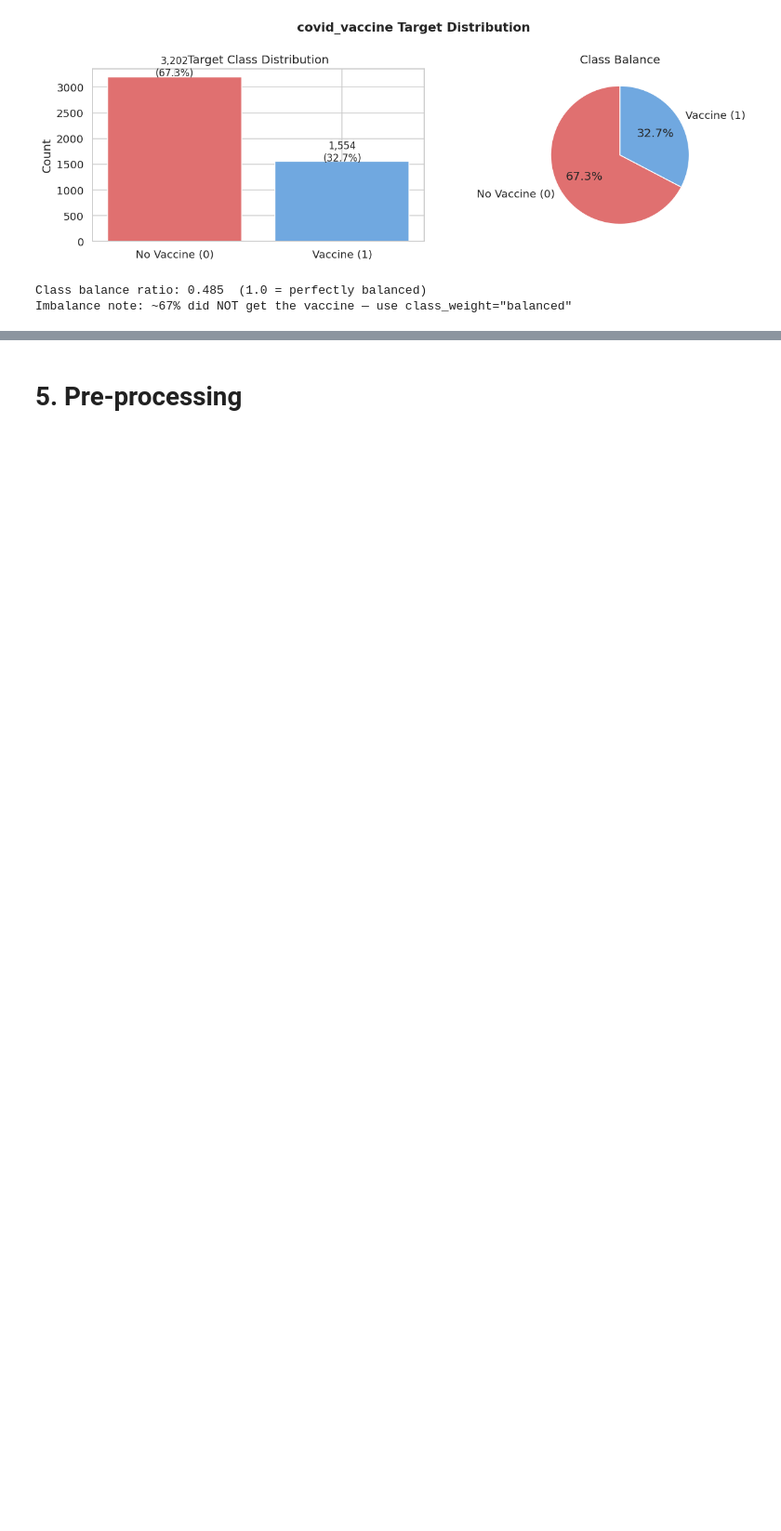
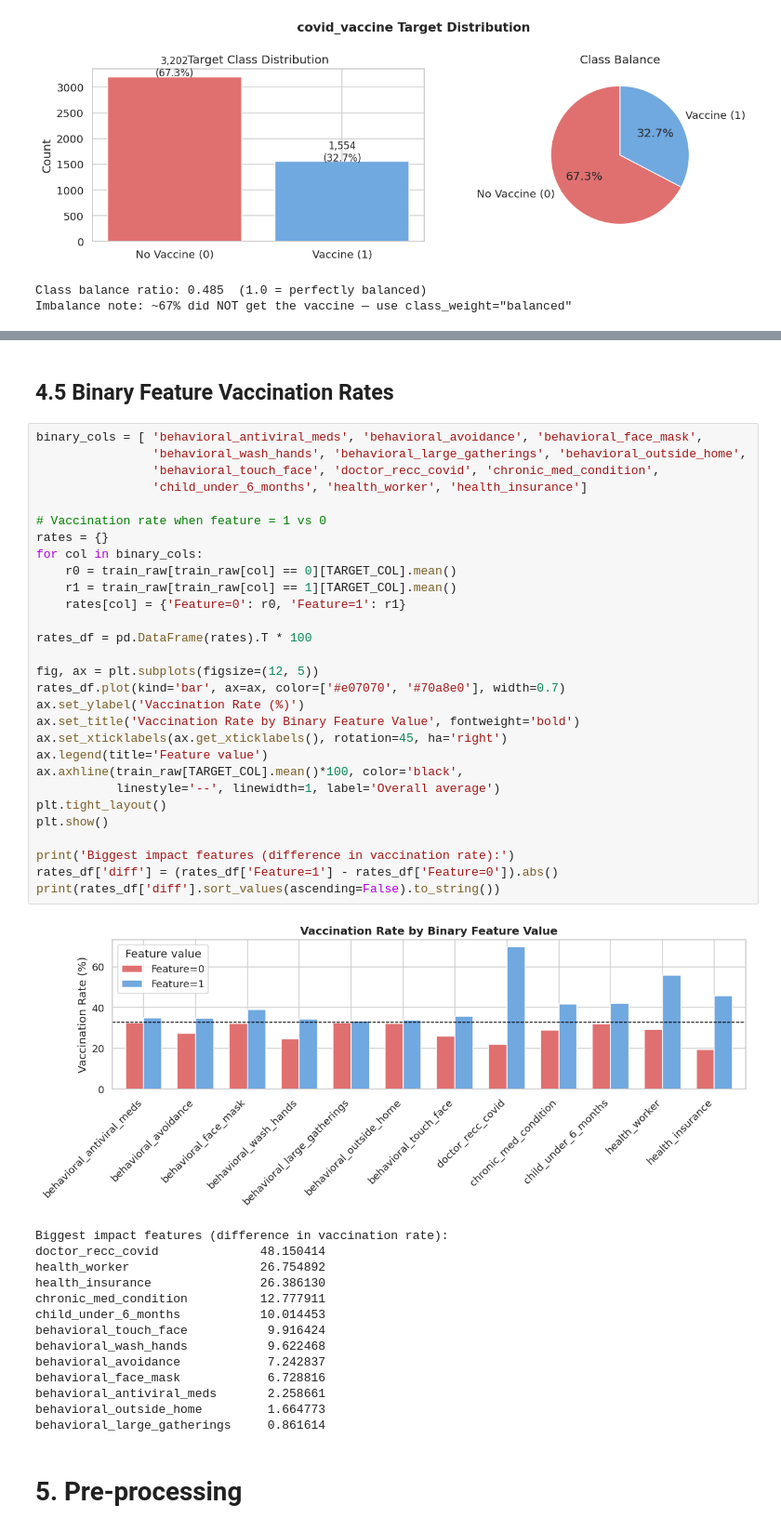
Before and after one commit to UH-GROUP-X/Hackathon26, a Jupyter notebook: UH_GROUP_X.ipynb, the cells around one changed output, grey strips where cells are left out. Shown at 93% size. Drawn from its saved outputs; the diff is of its cells as text; blank space fills up the shorter version.

```diff
--- a/UH_GROUP_X.ipynb
+++ b/UH_GROUP_X.ipynb
@@ -277,2 +302,48 @@ Imbalance note: ~67% did NOT get the vaccine — use class_weight="balanced"
+# %% [markdown]
+## 4.5 Binary Feature Vaccination Rates
+# %%
+binary_cols = [ 'behavioral_antiviral_meds', 'behavioral_avoidance', 'behavioral_face_mask',
+                'behavioral_wash_hands', 'behavioral_large_gatherings', 'behavioral_outside_home',
+                'behavioral_touch_face', 'doctor_recc_covid', 'chronic_med_condition',
+                'child_under_6_months', 'health_worker', 'health_insurance']
+
+# Vaccination rate when feature = 1 vs 0
+rates = {}
+for col in binary_cols:
+    r0 = train_raw[train_raw[col] == 0][TARGET_COL].mean()
+    r1 = train_raw[train_raw[col] == 1][TARGET_COL].mean()
+    rates[col] = {'Feature=0': r0, 'Feature=1': r1}
+
+rates_df = pd.DataFrame(rates).T * 100
+
+fig, ax = plt.subplots(figsize=(12, 5))
+rates_df.plot(kind='bar', ax=ax, color=['#e07070', '#70a8e0'], width=0.7)
+ax.set_ylabel('Vaccination Rate (%)')
+ax.set_title('Vaccination Rate by Binary Feature Value', fontweight='bold')
+ax.set_xticklabels(ax.get_xticklabels(), rotation=45, ha='right')
+ax.legend(title='Feature value')
+ax.axhline(train_raw[TARGET_COL].mean()*100, color='black',
+           linestyle='--', linewidth=1, label='Overall average')
+plt.tight_layout()
+plt.show()
+
+print('Biggest impact features (difference in vaccination rate):')
+rates_df['diff'] = (rates_df['Feature=1'] - rates_df['Feature=0']).abs()
+print(rates_df['diff'].sort_values(ascending=False).to_string())
+# %% [output]
+[figure, added]
+Biggest impact features (difference in vaccination rate):
+doctor_recc_covid              48.150414
+health_worker                  26.754892
+health_insurance               26.386130
+chronic_med_condition          12.777911
+child_under_6_months           10.014453
+behavioral_touch_face           9.916424
+behavioral_wash_hands           9.622468
+behavioral_avoidance            7.242837
+behavioral_face_mask            6.728816
+behavioral_antiviral_meds       2.258661
+behavioral_outside_home         1.664773
+behavioral_large_gatherings     0.861614
 # %% [markdown]
 # 5. Pre-processing
```
Also changed, not shown: parts of 5 cells of this notebook.
